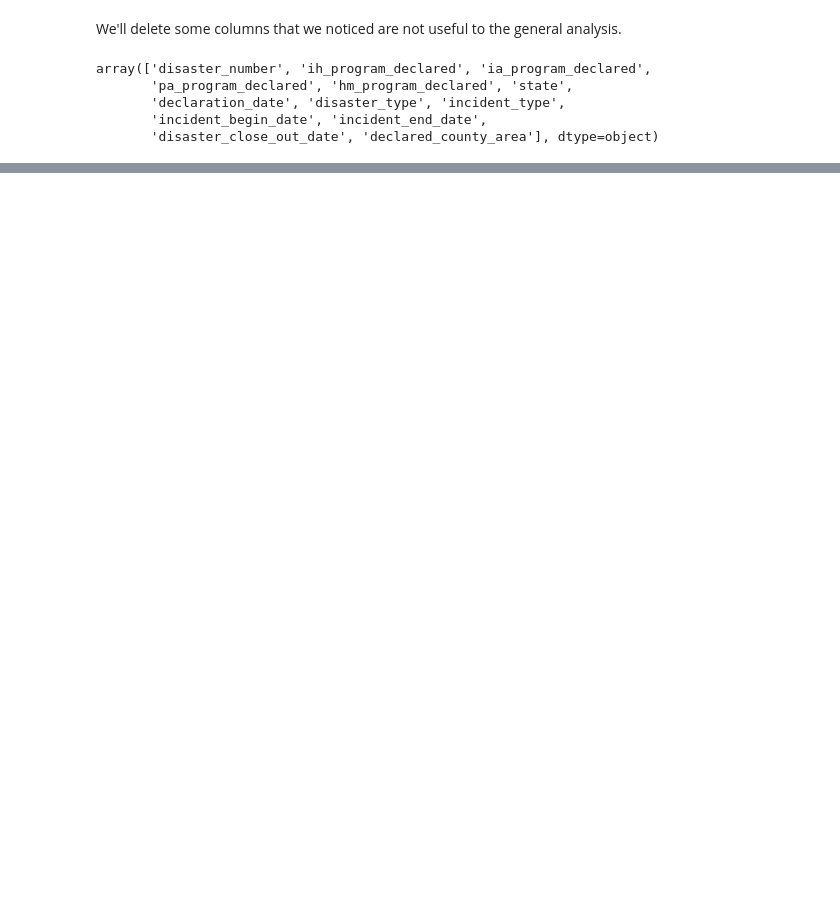
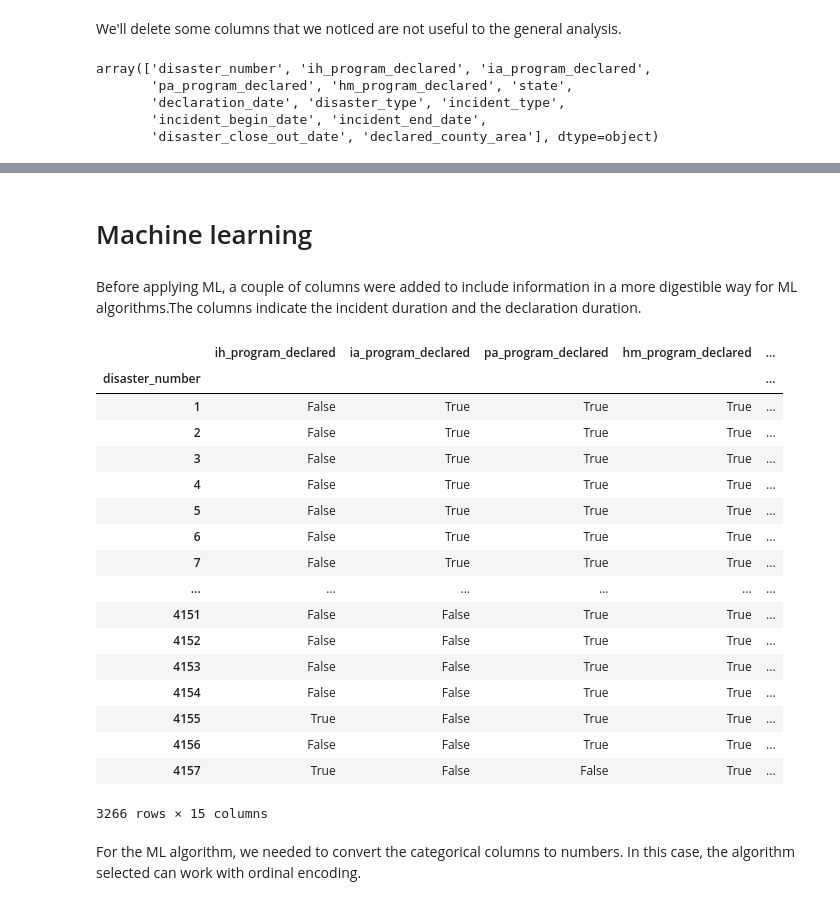
Before and after one commit to Bollack/analytics-disaster-project, a Jupyter notebook: General_Analysis.ipynb, the cells around one changed output, grey strips where cells are left out. Saved outputs shown, nothing was run; the diff lists cells and outputs as text; code cells hidden in the pictures; blank space fills up the shorter version.

```diff
--- a/General_Analysis.ipynb
+++ b/General_Analysis.ipynb
@@ -572,0 +581,34 @@ NameError: name 'concat' is not defined
+# %% [markdown]
+# Machine learning
+# %% [markdown]
+Before applying ML, a couple of columns were added to include information in a more digestible way for ML algorithms.The columns indicate the incident duration and the declaration duration.
+# %%
+dfByDisasterNumber["incident_end_date"] = dfByDisasterNumber["incident_end_date"].fillna(datetime(2018,1,1))
+dfByDisasterNumber["incident_duration"] = dfByDisasterNumber["incident_end_date"] - dfByDisasterNumber["incident_begin_date"] + timedelta(days=1)
+dfByDisasterNumber["incident_duration"] = dfByDisasterNumber["incident_duration"].apply(lambda x: x.days)
+
+dfByDisasterNumber[["disaster_close_out_date"]] = dfByDisasterNumber[["disaster_close_out_date"]].fillna(datetime(2018,1,1))
+dfByDisasterNumber["declaration_duration"] = dfByDisasterNumber["disaster_close_out_date"] - dfByDisasterNumber["declaration_date"] + timedelta(days=1)
+dfByDisasterNumber["declaration_duration"] = dfByDisasterNumber["declaration_duration"].apply(lambda x: x.days)
+dfByDisasterNumber
+# %% [output]
+|  | ih_program_declared | ia_program_declared | pa_program_declared | hm_program_declared | ... |
+| disaster_number |  |  |  |  | ... |
+| 1 | False | True | True | True | ... |
+| 2 | False | True | True | True | ... |
+| 3 | False | True | True | True | ... |
+| 4 | False | True | True | True | ... |
+| 5 | False | True | True | True | ... |
+| 6 | False | True | True | True | ... |
+| 7 | False | True | True | True | ... |
+| ... | ... | ... | ... | ... | ... |
+| 4151 | False | False | True | True | ... |
+| 4152 | False | False | True | True | ... |
+| 4153 | False | False | True | True | ... |
+| 4154 | False | False | True | True | ... |
+| 4155 | True | False | True | True | ... |
+| 4156 | False | False | True | True | ... |
+| 4157 | True | False | False | True | ... |
+3266 rows × 15 columns
+# %% [markdown]
+For the ML algorithm, we needed to convert the categorical columns to numbers. In this case, the algorithm selected can work with ordinal encoding.
```
Also changed, not shown: parts of 28 cells of this notebook, 1 other file.
